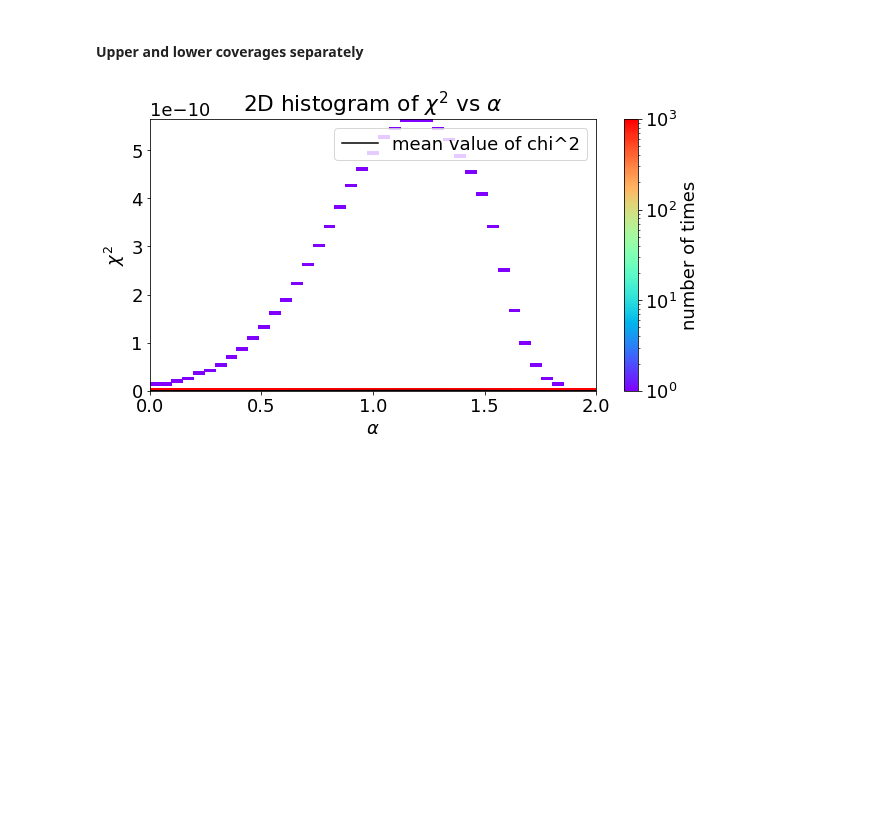
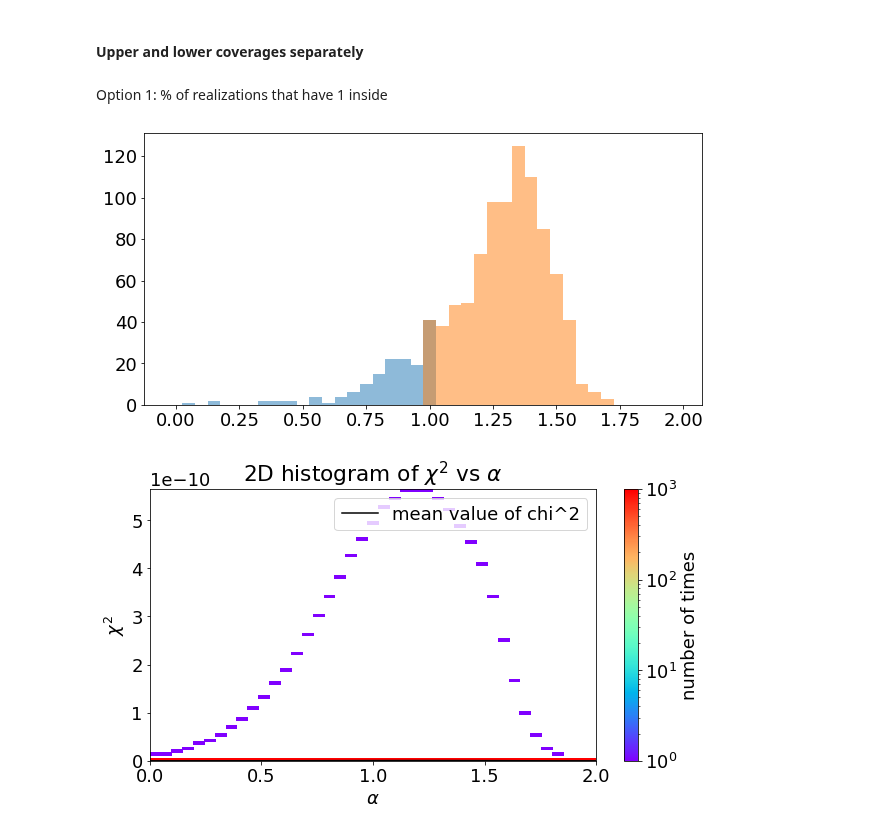
Before and after one commit to R-Grau/EBLpy, a Jupyter notebook: EBL_fit_MC_viewer.ipynb, the cells around one changed output. Cells and saved outputs as stored; diff of their text form; code cells hidden in the pictures; blank space fills up the shorter version.

```diff
--- a/EBL_fit_MC_viewer.ipynb
+++ b/EBL_fit_MC_viewer.ipynb
@@ -261,3 +259,5 @@ The median minimum is at alpha =  1.35  +  0.13  -  0.33
 0 of 1000 itertions failed to converge
 # %% [markdown]
 #### Upper and lower coverages separately
+# %% [markdown]
+Option 1: % of realizations that have 1 inside
@@ -264,3 +282,9 @@ The median minimum is at alpha =  1.35  +  0.13  -  0.33
+# %%
+plt.hist(np.array(minus), bins = np.arange(-0.025, 1.075, 0.05), alpha = 0.5)
+plt.hist(np.array(plus), bins = np.arange(0.975, 2.025, 0.05), alpha=0.5)
+plt.show()
+# %% [output]
+[figure, added]
 # %%
 pval_iter = chi2.sf(chisqs_iter, 14)
 pval_iter2 = chi2.sf(chisqs_iter2, 14)
```
Also changed, not shown: parts of 2 cells of this notebook, 1 other file.
